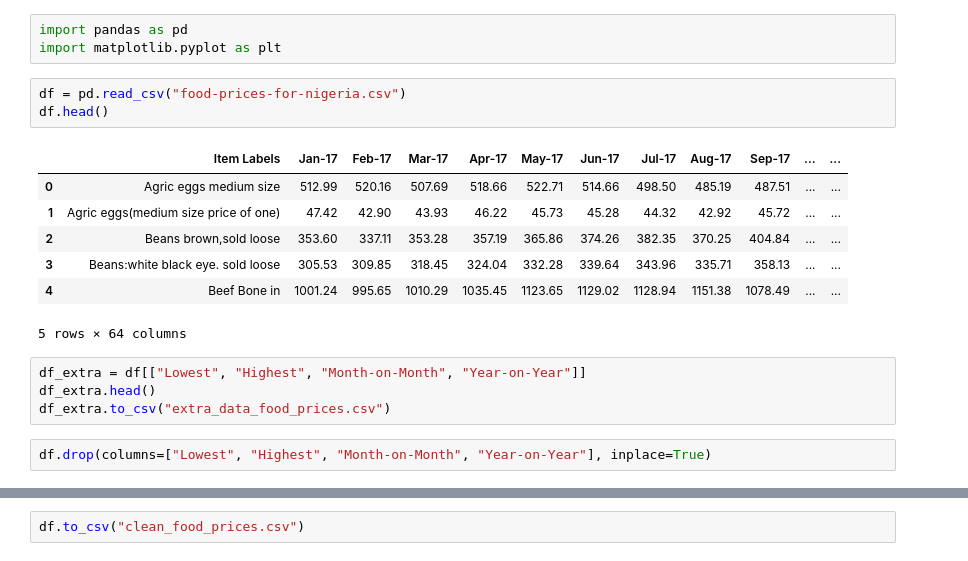
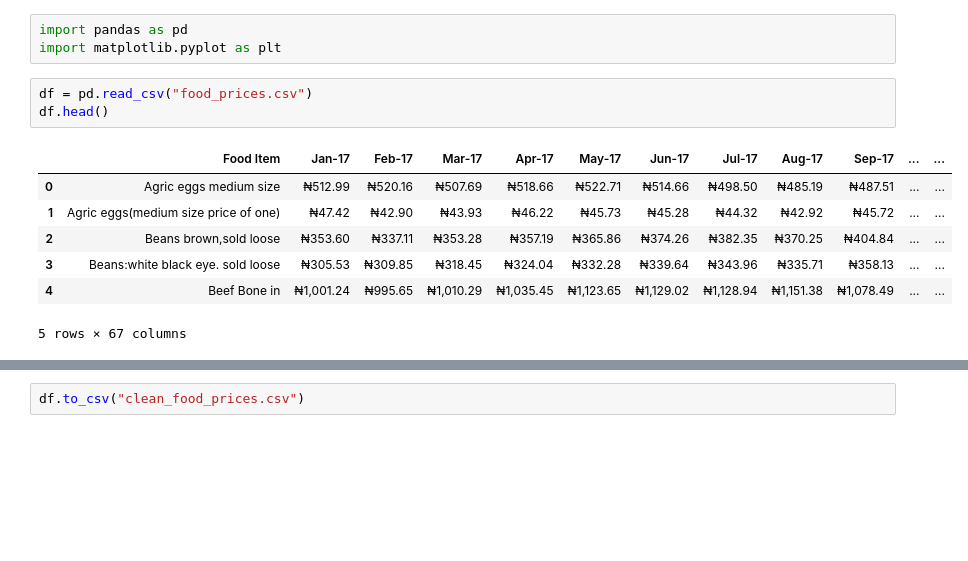
Before and after one commit to TheBlueZayn/Analysis-of-Nigerian-Food-Prices, a Jupyter notebook: food_prices.ipynb, the cells around one changed output, grey strips where cells are left out. Saved outputs shown, nothing was run; the diff lists cells and outputs as text; blank space fills up the shorter version.

```diff
--- a/food_prices.ipynb
+++ b/food_prices.ipynb
@@ -2,19 +2,13 @@
 import pandas as pd
 import matplotlib.pyplot as plt
 # %%
-df = pd.read_csv("food-prices-for-nigeria.csv")
+df = pd.read_csv("food_prices.csv")
 df.head()
 # %% [output]
-|  | Item Labels | Jan-17 | Feb-17 | Mar-17 | Apr-17 | May-17 | Jun-17 | Jul-17 | Aug-17 | Sep-17 | ... | ... |
-| 0 | Agric eggs medium size | 512.99 | 520.16 | 507.69 | 518.66 | 522.71 | 514.66 | 498.50 | 485.19 | 487.51 | ... | ... |
-| 1 | Agric eggs(medium size price of one) | 47.42 | 42.90 | 43.93 | 46.22 | 45.73 | 45.28 | 44.32 | 42.92 | 45.72 | ... | ... |
-| 2 | Beans brown,sold loose | 353.60 | 337.11 | 353.28 | 357.19 | 365.86 | 374.26 | 382.35 | 370.25 | 404.84 | ... | ... |
-| 3 | Beans:white black eye. sold loose | 305.53 | 309.85 | 318.45 | 324.04 | 332.28 | 339.64 | 343.96 | 335.71 | 358.13 | ... | ... |
-| 4 | Beef Bone in | 1001.24 | 995.65 | 1010.29 | 1035.45 | 1123.65 | 1129.02 | 1128.94 | 1151.38 | 1078.49 | ... | ... |
+|  | Food Item | Jan-17 | Feb-17 | Mar-17 | Apr-17 | May-17 | Jun-17 | Jul-17 | Aug-17 | Sep-17 | ... | ... |
+| 0 | Agric eggs medium size | ₦512.99 | ₦520.16 | ₦507.69 | ₦518.66 | ₦522.71 | ₦514.66 | ₦498.50 | ₦485.19 | ₦487.51 | ... | ... |
+| 1 | Agric eggs(medium size price of one) | ₦47.42 | ₦42.90 | ₦43.93 | ₦46.22 | ₦45.73 | ₦45.28 | ₦44.32 | ₦42.92 | ₦45.72 | ... | ... |
+| 2 | Beans brown,sold loose | ₦353.60 | ₦337.11 | ₦353.28 | ₦357.19 | ₦365.86 | ₦374.26 | ₦382.35 | ₦370.25 | ₦404.84 | ... | ... |
+| 3 | Beans:white black eye. sold loose | ₦305.53 | ₦309.85 | ₦318.45 | ₦324.04 | ₦332.28 | ₦339.64 | ₦343.96 | ₦335.71 | ₦358.13 | ... | ... |
+| 4 | Beef Bone in | ₦1,001.24 | ₦995.65 | ₦1,010.29 | ₦1,035.45 | ₦1,123.65 | ₦1,129.02 | ₦1,128.94 | ₦1,151.38 | ₦1,078.49 | ... | ... |
-5 rows × 64 columns
+5 rows × 67 columns
-# %%
-df_extra = df[["Lowest", "Highest", "Month-on-Month", "Year-on-Year"]]
-df_extra.head()
-df_extra.to_csv("extra_data_food_prices.csv")
-# %%
-df.drop(columns=["Lowest", "Highest", "Month-on-Month", "Year-on-Year"], inplace=True)
```
Also changed, not shown: parts of 3 cells of this notebook, 9 other files.
